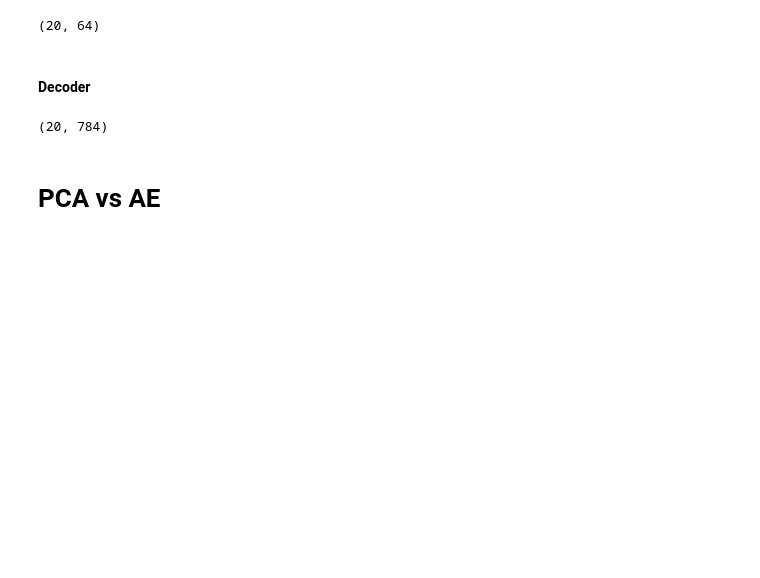
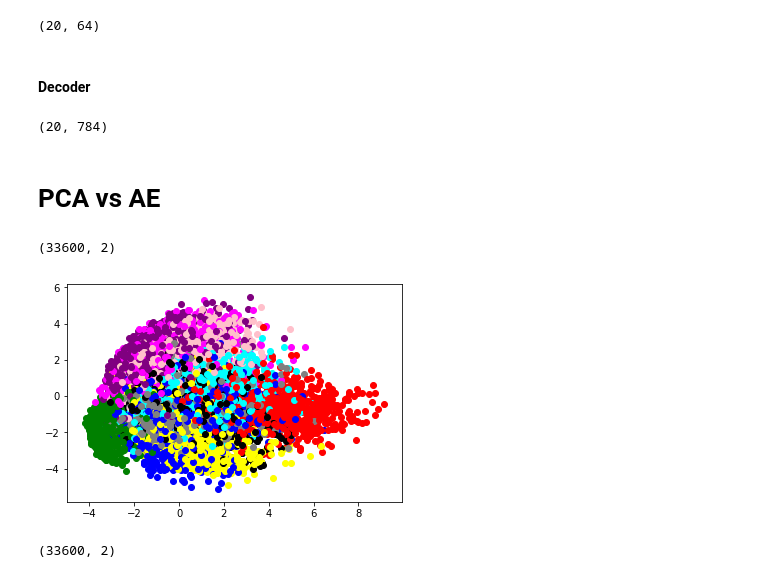
Before and after one commit to coding-blocks-archives/ML_Dwarka_June19, a Jupyter notebook: class_13/Simple Autoencoder.ipynb, the cells around one changed output. Drawn from its saved outputs; the diff is of its cells as text; code cells hidden in the pictures; blank space fills up the shorter version.

```diff
--- a/class_13/Simple Autoencoder.ipynb
+++ b/class_13/Simple Autoencoder.ipynb
@@ -23,11 +27,12 @@ X_train.shape, X_test.shape
 # %% [markdown]
 ### Autoencoder
 # %%
-e = 64
+#e = 64
+e = 2
 
 inp = Input(shape=(784,))
-emb = Dense(e, activation='sigmoid')(inp)
-out = Dense(784, activation='sigmoid')(emb)
+emb = Dense(e, activation='relu')(inp)
+out = Dense(784)(emb)
 
 autoencoder = Model(inputs=inp, outputs=out)
 autoencoder.summary()
@@ -50,7 +55,7 @@ autoencoder.compile(loss='mse', optimizer='adagrad', metrics=['accuracy'])
 # %%
 hist = autoencoder.fit(
             X_train, X_train,
-            epochs=20,
+            epochs=40,
             shuffle=True,
             batch_size=512,
             validation_data=(X_test, X_test)
@@ -154,3 +159,26 @@ decodings.shape
 (20, 784)
 # %% [markdown]
 # PCA vs AE
+# %%
+from sklearn.decomposition import PCA
+
+pca = PCA(n_components=2)
+dist = pca.fit_transform(X_train)
+dist.shape
+# %% [output]
+(33600, 2)
+# %%
+colors = ['red', 'green', 'blue', 'yellow', 'pink', 'black', 'cyan', 'purple', 'gray', 'magenta']
+
+plt.figure()
+for i in range(10000):
+    plt.scatter(dist[i,0], dist[i,1], color=colors[y_train[i]])
+plt.show()
+# %% [output]
+[figure, added]
+# %%
+encoder = Model(inputs=inp, outputs=emb)
+preds = encoder.predict(X_train)
+preds.shape
+# %% [output]
+(33600, 2)
```
Also changed, not shown: parts of 4 cells of this notebook, 2 other files.
